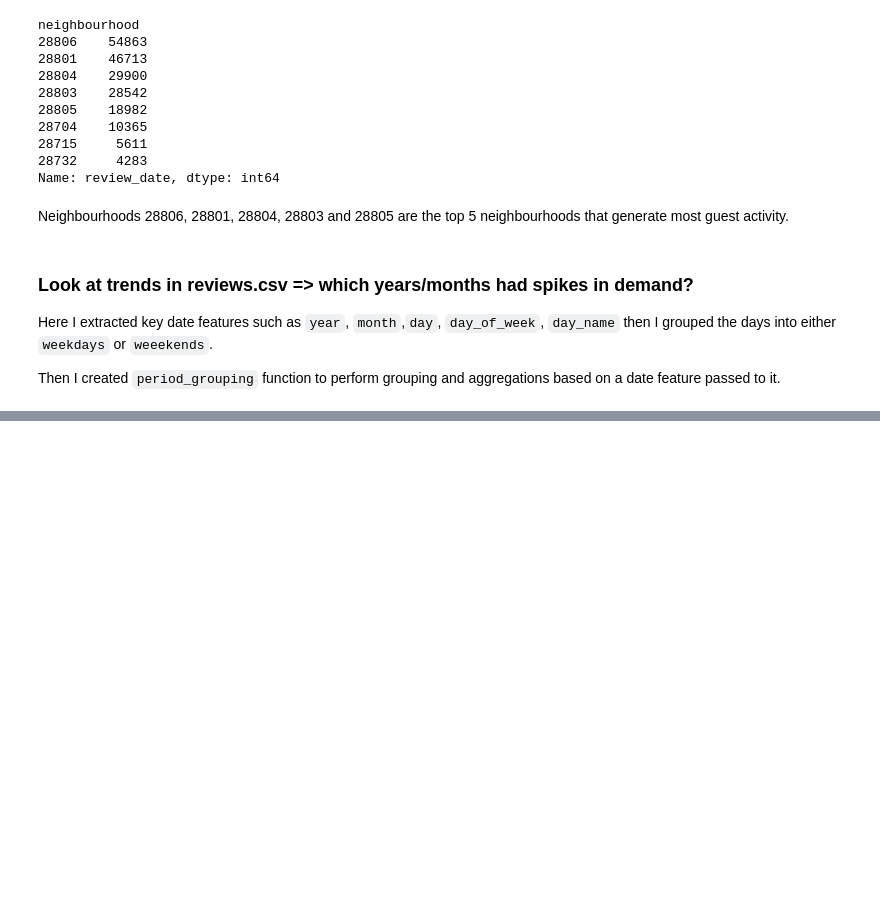
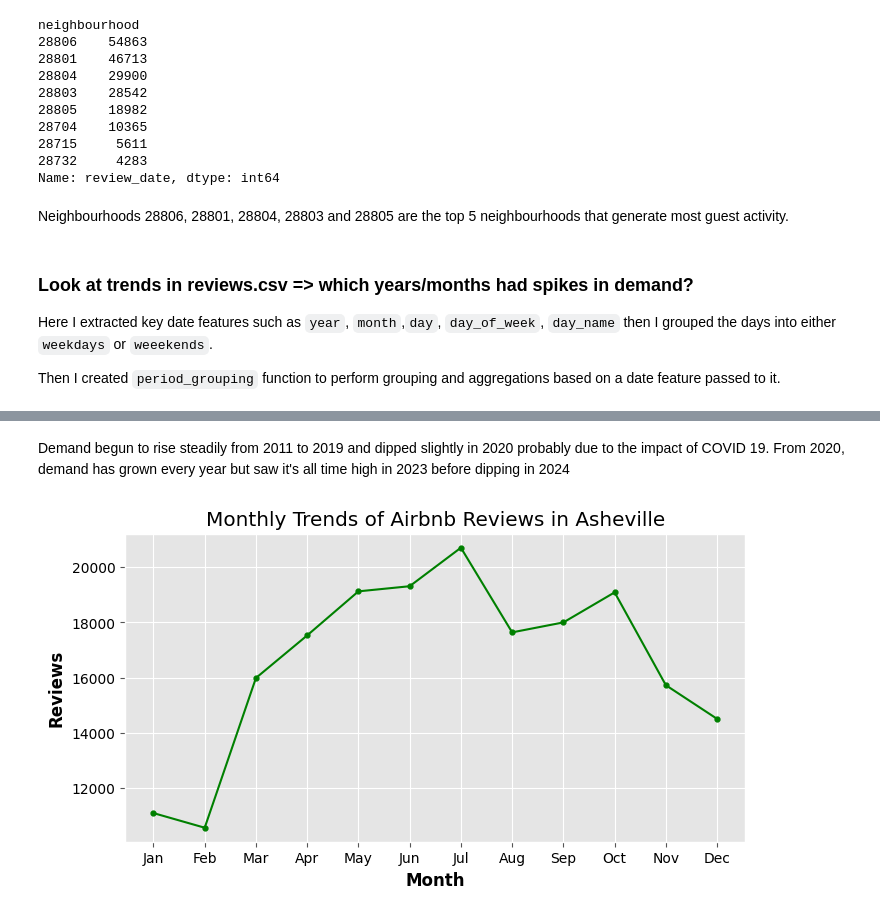
Before and after one commit to AndurilTheWise/airbnb_analysis, a Jupyter notebook: analysis.ipynb, the cells around one changed output, grey strips where cells are left out. Cells and saved outputs as stored; diff of their text form; code cells hidden in the pictures; blank space fills up the shorter version.

```diff
--- a/analysis.ipynb
+++ b/analysis.ipynb
@@ -729,0 +776,25 @@ def period_grouping(period, data = recent_reviews):
+# %% [markdown]
+Demand begun to rise steadily from 2011 to 2019 and dipped slightly in 2020 probably due to the impact of COVID 19. From 2020, demand has grown every year but saw it's all time high in 2023 before dipping in 2024
+# %%
+# Monthly Trends
+
+monthly_trend = period_grouping("review_month")
+
+# Changing the x-tick labels from month numbers to names
+monthly_trend["review_month"] = ["Jan","Feb","Mar","Apr","May","Jun","Jul","Aug","Sep","Oct","Nov","Dec"]
+
+fig, ax = plt.subplots(figsize =(8,4))
+ax.plot(monthly_trend["review_month"],
+        monthly_trend['count'],
+        "-og",
+        linewidth= 1.5,
+        markersize = 3.5)
+
+ax.set_title("Monthly Trends of Airbnb Reviews in Asheville")
+ax.set_xlabel("Month", fontweight = "bold", color = "black")
+ax.set_ylabel("Reviews", fontweight = "bold", color = "black")
+ax.tick_params(labelcolor = "black")
+plt.savefig("images/Monthly_trend.png", dpi = 300, bbox_inches = "tight")
+plt.show()
+# %% [output]
+[figure, added]
```
Also changed, not shown: parts of 28 cells of this notebook, 4 other files.
